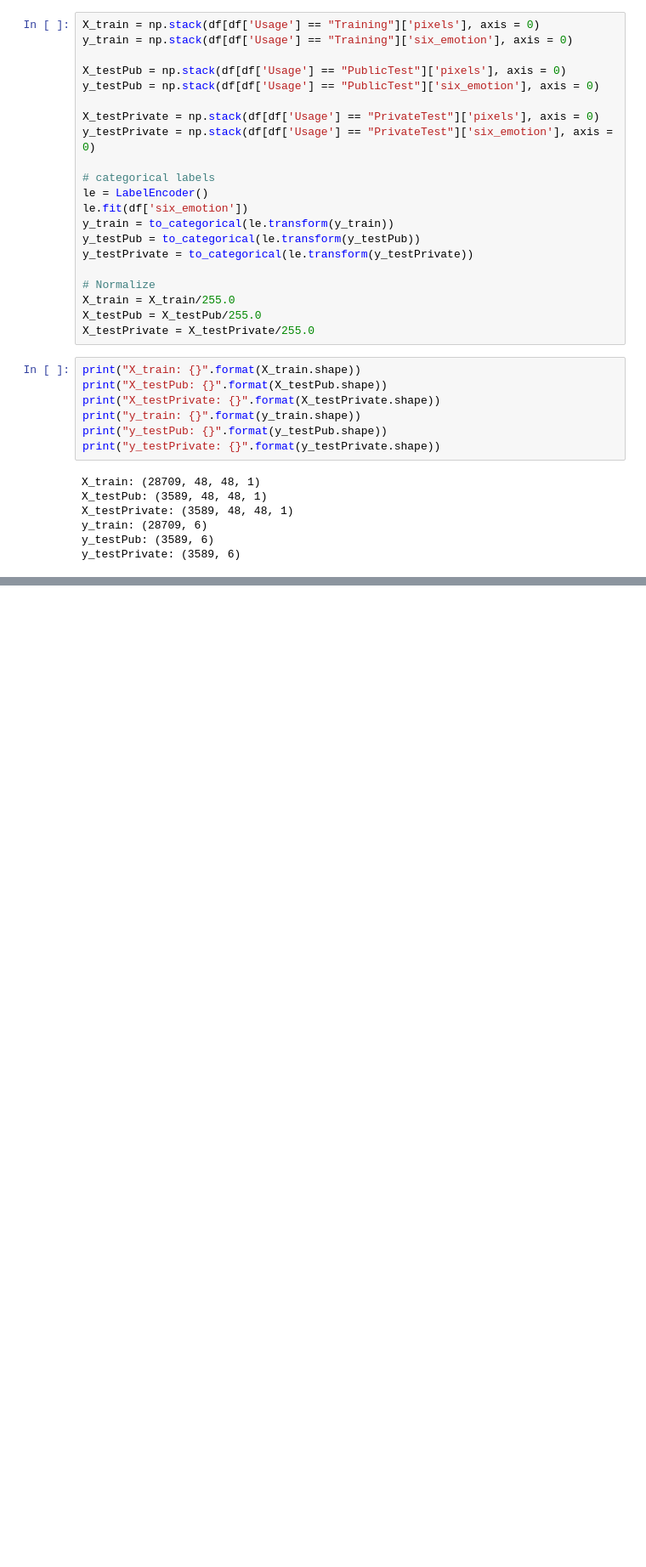
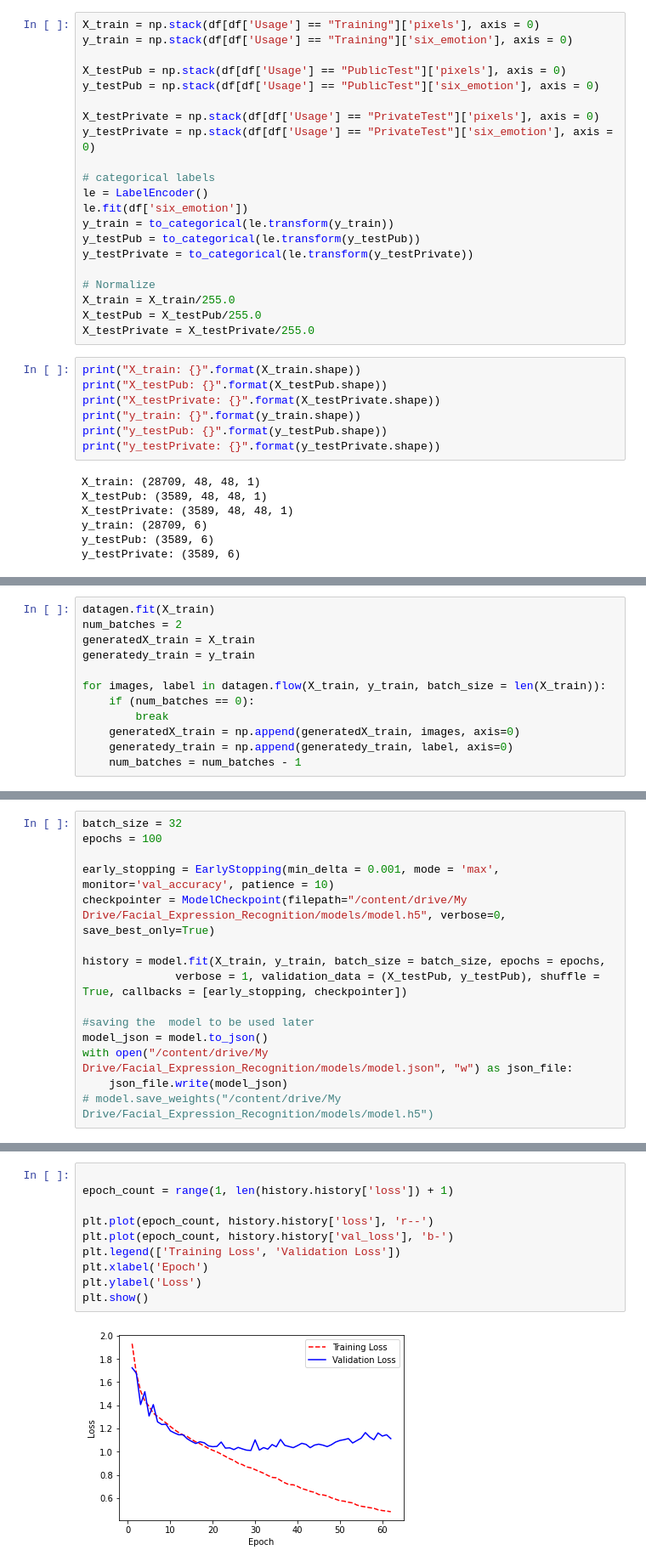
Before and after one commit to tuananh0305/Facial_Expression_Recognition, a Jupyter notebook: Facial_Expression_Recognition.ipynb, the cells around one changed output, grey strips where cells are left out. Shown: that part at 85% size. Drawn from its saved outputs; the diff is of its cells as text; blank space fills up the shorter version.

```diff
--- a/Facial_Expression_Recognition.ipynb
+++ b/Facial_Expression_Recognition.ipynb
@@ -283,0 +330,12 @@ weighted avg       0.64      0.61      0.62      3589
+# %%
+datagen.fit(X_train)
+num_batches = 2
+generatedX_train = X_train
+generatedy_train = y_train
+
+for images, label in datagen.flow(X_train, y_train, batch_size = len(X_train)):
+    if (num_batches == 0):
+        break
+    generatedX_train = np.append(generatedX_train, images, axis=0)
+    generatedy_train = np.append(generatedy_train, label, axis=0)
+    num_batches = num_batches - 1
@@ -283,0 +409,15 @@ weighted avg       0.64      0.61      0.62      3589
+# %%
+batch_size = 32
+epochs = 100
+
+early_stopping = EarlyStopping(min_delta = 0.001, mode = 'max', monitor='val_accuracy', patience = 10)
+checkpointer = ModelCheckpoint(filepath="/content/drive/My Drive/Facial_Expression_Recognition/models/model.h5", verbose=0, save_best_only=True)
+
+history = model.fit(X_train, y_train, batch_size = batch_size, epochs = epochs,
+              verbose = 1, validation_data = (X_testPub, y_testPub), shuffle = True, callbacks = [early_stopping, checkpointer])
+
+#saving the  model to be used later
+model_json = model.to_json()
+with open("/content/drive/My Drive/Facial_Expression_Recognition/models/model.json", "w") as json_file:
+    json_file.write(model_json)
+# model.save_weights("/content/drive/My Drive/Facial_Expression_Recognition/models/model.h5")
@@ -283,0 +442,12 @@ weighted avg       0.64      0.61      0.62      3589
+# %%
+
+epoch_count = range(1, len(history.history['loss']) + 1)
+
+plt.plot(epoch_count, history.history['loss'], 'r--')
+plt.plot(epoch_count, history.history['val_loss'], 'b-')
+plt.legend(['Training Loss', 'Validation Loss'])
+plt.xlabel('Epoch')
+plt.ylabel('Loss')
+plt.show()
+# %% [output]
+[figure, added]
```
Also changed, not shown: parts of 18 cells of this notebook.
